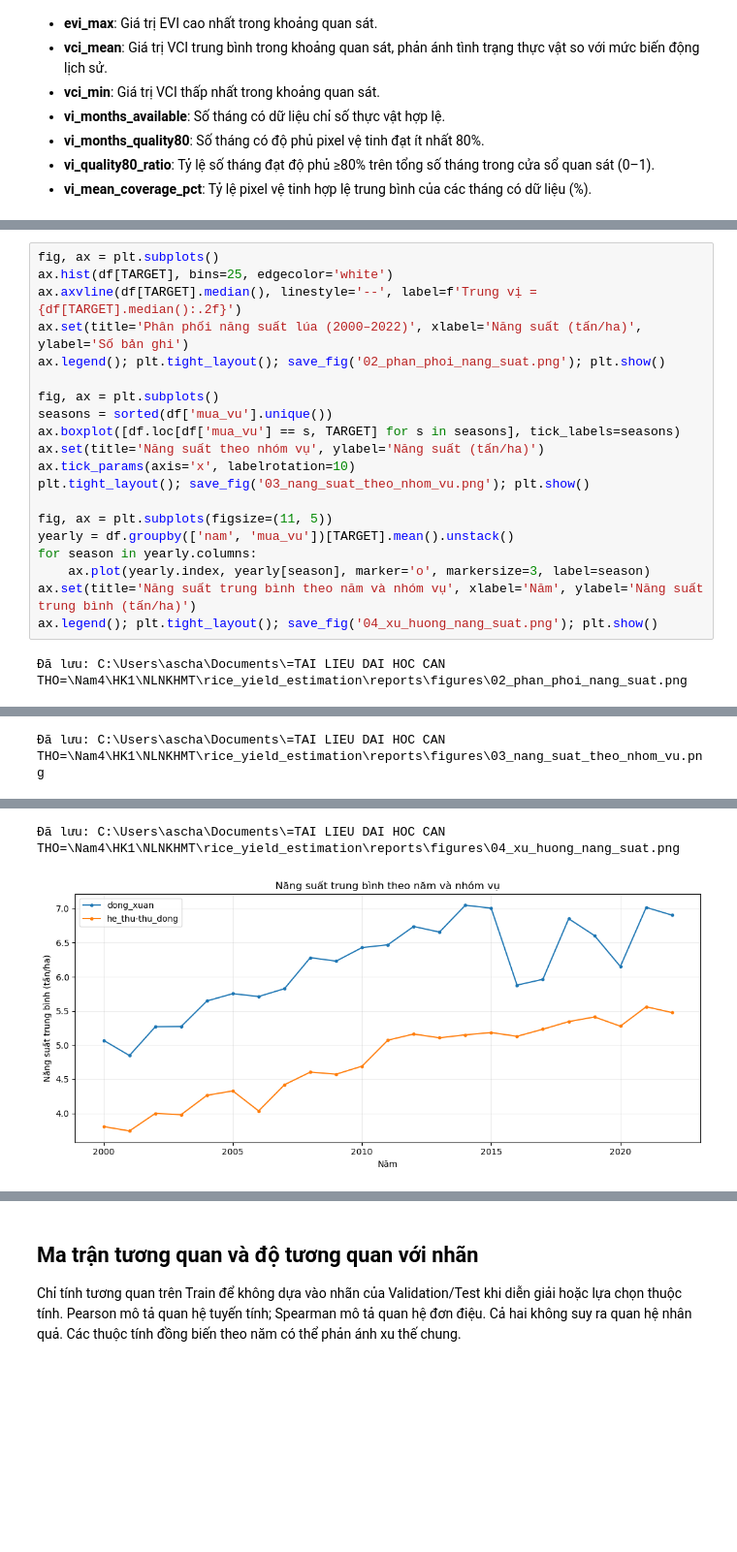
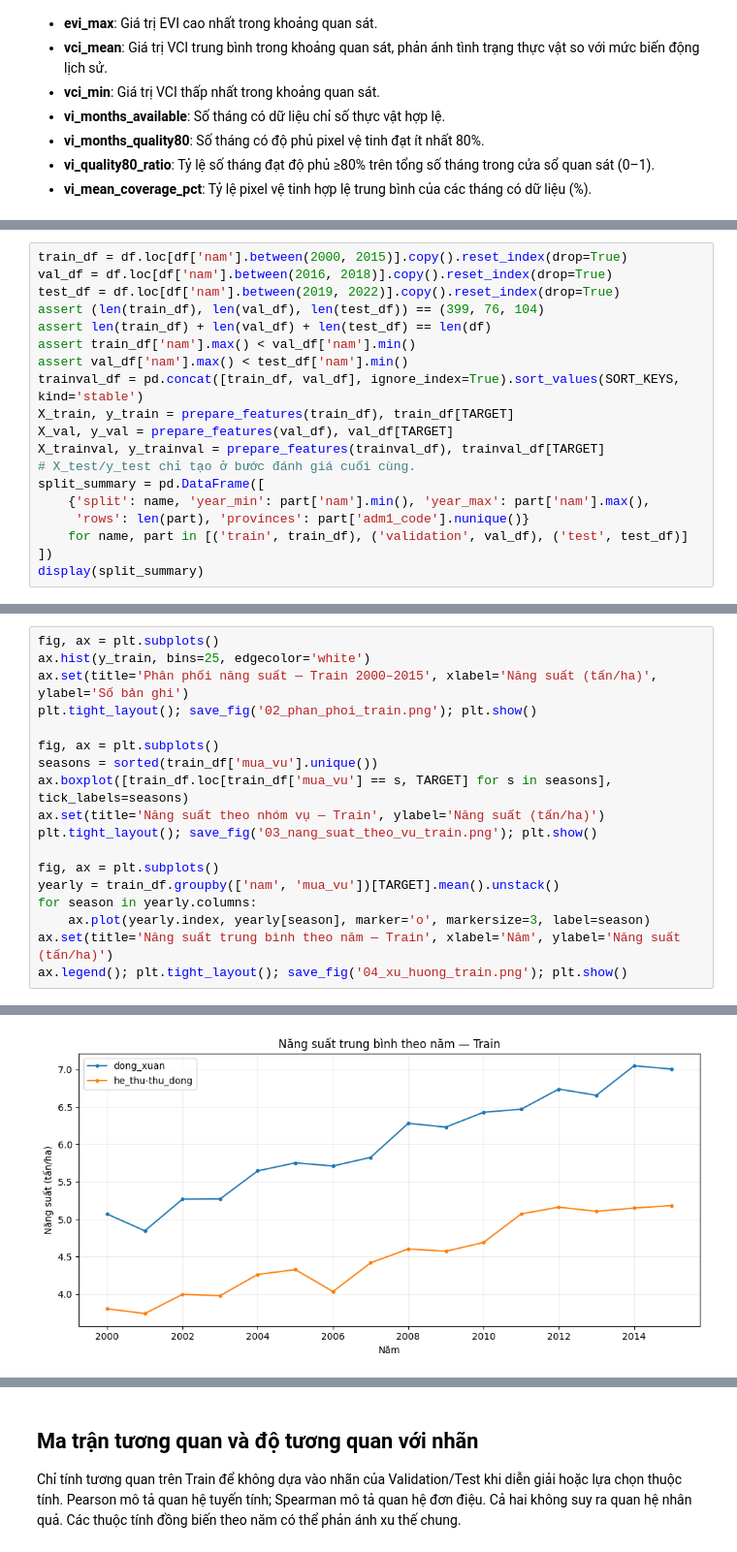
Before and after one commit to tuan-205/rice_yield_estimation, a Jupyter notebook: notebook/ensemble_training_rice_yield.ipynb, the cells around one changed output, grey strips where cells are left out. Shown at 97% size. Saved outputs shown, nothing was run; the diff lists cells and outputs as text; blank space fills up the shorter version.

```diff
--- a/notebook/ensemble_training_rice_yield.ipynb
+++ b/notebook/ensemble_training_rice_yield.ipynb
@@ -135,0 +217,19 @@ BẢNG DỮ LIỆU CSV (tổng quan):
+# %%
+train_df = df.loc[df['nam'].between(2000, 2015)].copy().reset_index(drop=True)
+val_df = df.loc[df['nam'].between(2016, 2018)].copy().reset_index(drop=True)
+test_df = df.loc[df['nam'].between(2019, 2022)].copy().reset_index(drop=True)
+assert (len(train_df), len(val_df), len(test_df)) == (399, 76, 104)
+assert len(train_df) + len(val_df) + len(test_df) == len(df)
+assert train_df['nam'].max() < val_df['nam'].min()
+assert val_df['nam'].max() < test_df['nam'].min()
+trainval_df = pd.concat([train_df, val_df], ignore_index=True).sort_values(SORT_KEYS, kind='stable')
+X_train, y_train = prepare_features(train_df), train_df[TARGET]
+X_val, y_val = prepare_features(val_df), val_df[TARGET]
+X_trainval, y_trainval = prepare_features(trainval_df), trainval_df[TARGET]
+# X_test/y_test chỉ tạo ở bước đánh giá cuối cùng.
+split_summary = pd.DataFrame([
+    {'split': name, 'year_min': part['nam'].min(), 'year_max': part['nam'].max(),
+     'rows': len(part), 'provinces': part['adm1_code'].nunique()}
+    for name, part in [('train', train_df), ('validation', val_df), ('test', test_df)]
+])
+display(split_summary)
@@ -222,22 +295,19 @@ SỐ BẢN GHI THEO NHÓM VỤ:
 # %%
 fig, ax = plt.subplots()
-ax.hist(df[TARGET], bins=25, edgecolor='white')
-ax.axvline(df[TARGET].median(), linestyle='--', label=f'Trung vị = {df[TARGET].median():.2f}')
-ax.set(title='Phân phối năng suất lúa (2000–2022)', xlabel='Năng suất (tấn/ha)', ylabel='Số bản ghi')
-ax.legend(); plt.tight_layout(); save_fig('02_phan_phoi_nang_suat.png'); plt.show()
+ax.hist(y_train, bins=25, edgecolor='white')
+ax.set(title='Phân phối năng suất — Train 2000–2015', xlabel='Năng suất (tấn/ha)', ylabel='Số bản ghi')
+plt.tight_layout(); save_fig('02_phan_phoi_train.png'); plt.show()
 
 fig, ax = plt.subplots()
-seasons = sorted(df['mua_vu'].unique())
-ax.boxplot([df.loc[df['mua_vu'] == s, TARGET] for s in seasons], tick_labels=seasons)
-ax.set(title='Năng suất theo nhóm vụ', ylabel='Năng suất (tấn/ha)')
-ax.tick_params(axis='x', labelrotation=10)
-plt.tight_layout(); save_fig('03_nang_suat_theo_nhom_vu.png'); plt.show()
+seasons = sorted(train_df['mua_vu'].unique())
+ax.boxplot([train_df.loc[train_df['mua_vu'] == s, TARGET] for s in seasons], tick_labels=seasons)
+ax.set(title='Năng suất theo nhóm vụ — Train', ylabel='Năng suất (tấn/ha)')
+plt.tight_layout(); save_fig('03_nang_suat_theo_vu_train.png'); plt.show()
 
-fig, ax = plt.subplots(figsize=(11, 5))
-yearly = df.groupby(['nam', 'mua_vu'])[TARGET].mean().unstack()
+fig, ax = plt.subplots()
+yearly = train_df.groupby(['nam', 'mua_vu'])[TARGET].mean().unstack()
 for season in yearly.columns:
     ax.plot(yearly.index, yearly[season], marker='o', markersize=3, label=season)
-ax.set(title='Năng suất trung bình theo năm và nhóm vụ', xlabel='Năm', ylabel='Năng suất trung bình (tấn/ha)')
-ax.legend(); plt.tight_layout(); save_fig('04_xu_huong_nang_suat.png'); plt.show()
+ax.set(title='Năng suất trung bình theo năm — Train', xlabel='Năm', ylabel='Năng suất (tấn/ha)')
+ax.legend(); plt.tight_layout(); save_fig('04_xu_huong_train.png'); plt.show()
 # %% [output]
-Đã lưu: C:\Users\ascha\Documents\=TAI LIEU DAI HOC CAN THO=\Nam4\HK1\NLNKHMT\rice_yield_estimation\reports\figures\02_phan_phoi_nang_suat.png
@@ -245 +314,0 @@ ax.legend(); plt.tight_layout(); save_fig('04_xu_huong_nang_suat.png'); plt.show
-Đã lưu: C:\Users\ascha\Documents\=TAI LIEU DAI HOC CAN THO=\Nam4\HK1\NLNKHMT\rice_yield_estimation\reports\figures\03_nang_suat_theo_nhom_vu.png
@@ -247,2 +316 @@ ax.legend(); plt.tight_layout(); save_fig('04_xu_huong_nang_suat.png'); plt.show
-Đã lưu: C:\Users\ascha\Documents\=TAI LIEU DAI HOC CAN THO=\Nam4\HK1\NLNKHMT\rice_yield_estimation\reports\figures\04_xu_huong_nang_suat.png
-[figure, old version]
+[figure, new version]
```
Also changed, not shown: parts of 53 cells of this notebook, 24 other files.
